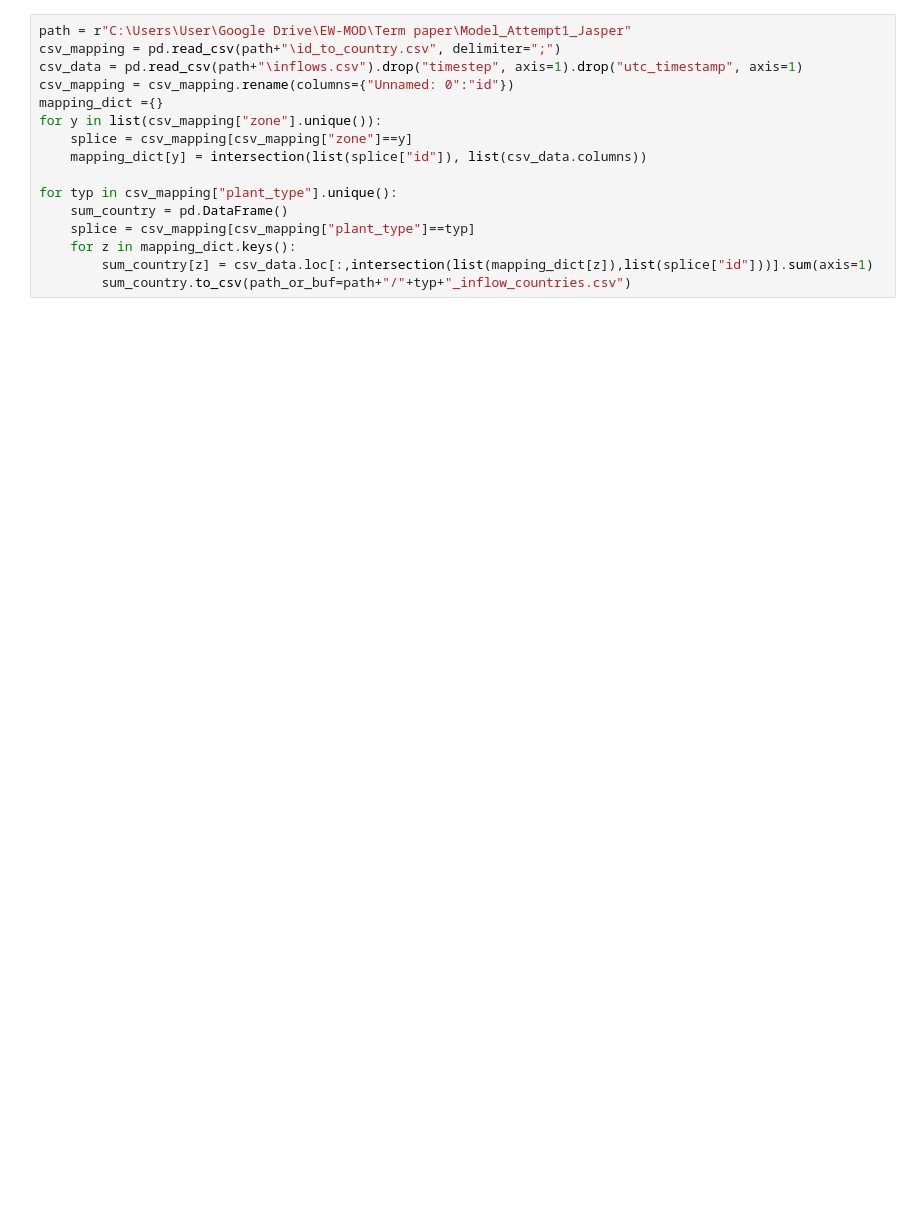
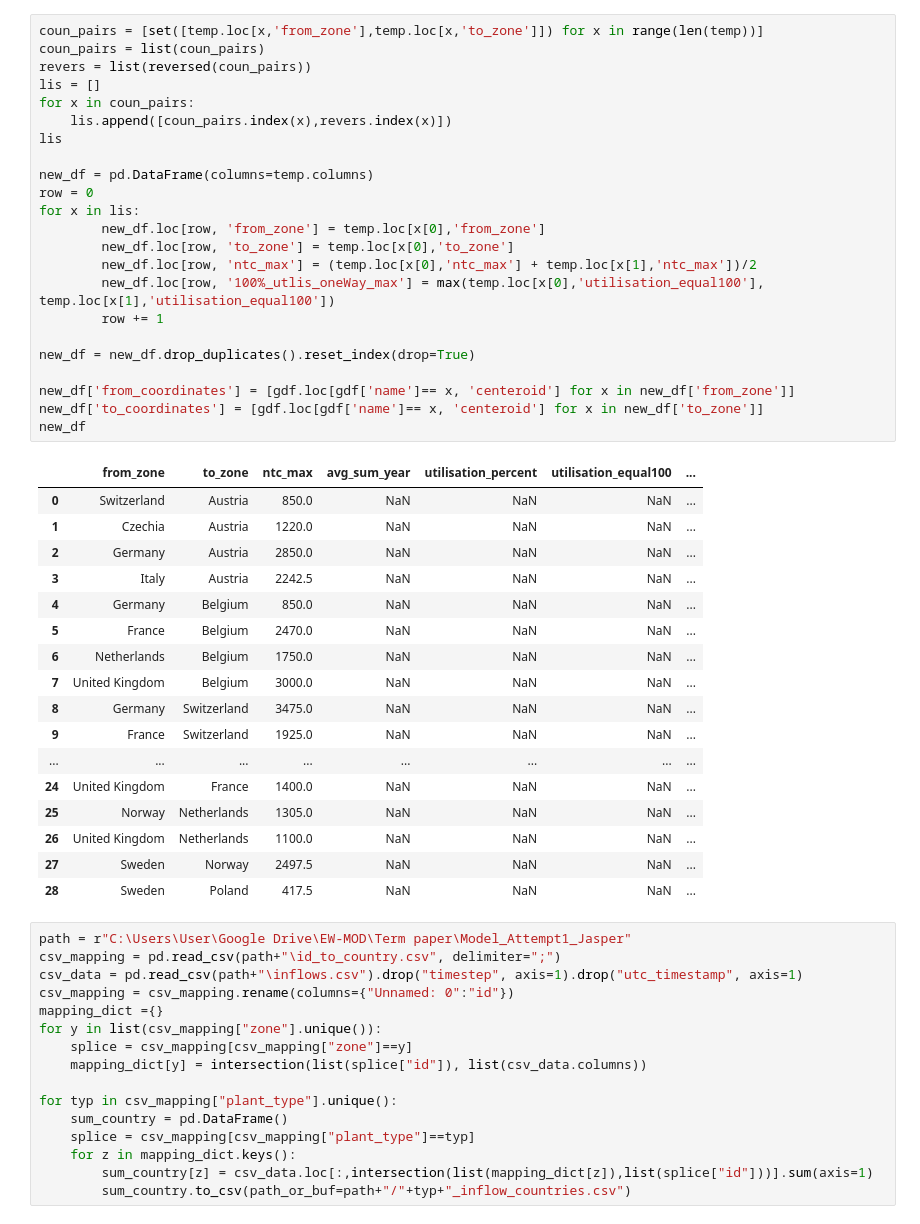
Before and after one commit to yash-virani/Term-Paper, a Jupyter notebook: Python_helper.ipynb, the cells around one changed output. Drawn from its saved outputs; the diff is of its cells as text; blank space fills up the shorter version.

```diff
--- a/Python_helper.ipynb
+++ b/Python_helper.ipynb
@@ -67,3 +152,44 @@ with plt.style.context(("seaborn", "ggplot")):
+# %%
+coun_pairs = [set([temp.loc[x,'from_zone'],temp.loc[x,'to_zone']]) for x in range(len(temp))]
+coun_pairs = list(coun_pairs)
+revers = list(reversed(coun_pairs))
+lis = []
+for x in coun_pairs:
+    lis.append([coun_pairs.index(x),revers.index(x)])
+lis
+
+new_df = pd.DataFrame(columns=temp.columns)
+row = 0
+for x in lis:
+        new_df.loc[row, 'from_zone'] = temp.loc[x[0],'from_zone']
+        new_df.loc[row, 'to_zone'] = temp.loc[x[0],'to_zone']
+        new_df.loc[row, 'ntc_max'] = (temp.loc[x[0],'ntc_max'] + temp.loc[x[1],'ntc_max'])/2
+        new_df.loc[row, '100%_utlis_oneWay_max'] = max(temp.loc[x[0],'utilisation_equal100'], temp.loc[x[1],'utilisation_equal100'])
+        row += 1
+
+new_df = new_df.drop_duplicates().reset_index(drop=True)
+
+new_df['from_coordinates'] = [gdf.loc[gdf['name']== x, 'centeroid'] for x in new_df['from_zone']]
+new_df['to_coordinates'] = [gdf.loc[gdf['name']== x, 'centeroid'] for x in new_df['to_zone']]
+new_df
+# %% [output]
+|  | from_zone | to_zone | ntc_max | avg_sum_year | utilisation_percent | utilisation_equal100 | ... |
+| 0 | Switzerland | Austria | 850.0 | NaN | NaN | NaN | ... |
+| 1 | Czechia | Austria | 1220.0 | NaN | NaN | NaN | ... |
+| 2 | Germany | Austria | 2850.0 | NaN | NaN | NaN | ... |
+| 3 | Italy | Austria | 2242.5 | NaN | NaN | NaN | ... |
+| 4 | Germany | Belgium | 850.0 | NaN | NaN | NaN | ... |
+| 5 | France | Belgium | 2470.0 | NaN | NaN | NaN | ... |
+| 6 | Netherlands | Belgium | 1750.0 | NaN | NaN | NaN | ... |
+| 7 | United Kingdom | Belgium | 3000.0 | NaN | NaN | NaN | ... |
+| 8 | Germany | Switzerland | 3475.0 | NaN | NaN | NaN | ... |
+| 9 | France | Switzerland | 1925.0 | NaN | NaN | NaN | ... |
+| ... | ... | ... | ... | ... | ... | ... | ... |
+| 24 | United Kingdom | France | 1400.0 | NaN | NaN | NaN | ... |
+| 25 | Norway | Netherlands | 1305.0 | NaN | NaN | NaN | ... |
+| 26 | United Kingdom | Netherlands | 1100.0 | NaN | NaN | NaN | ... |
+| 27 | Sweden | Norway | 2497.5 | NaN | NaN | NaN | ... |
+| 28 | Sweden | Poland | 417.5 | NaN | NaN | NaN | ... |
 # %%
 path = r"C:\Users\User\Google Drive\EW-MOD\Term paper\Model_Attempt1_Jasper"
 csv_mapping = pd.read_csv(path+"\id_to_country.csv", delimiter=";")
```
Also changed, not shown: parts of 8 cells of this notebook, 3 other files.
